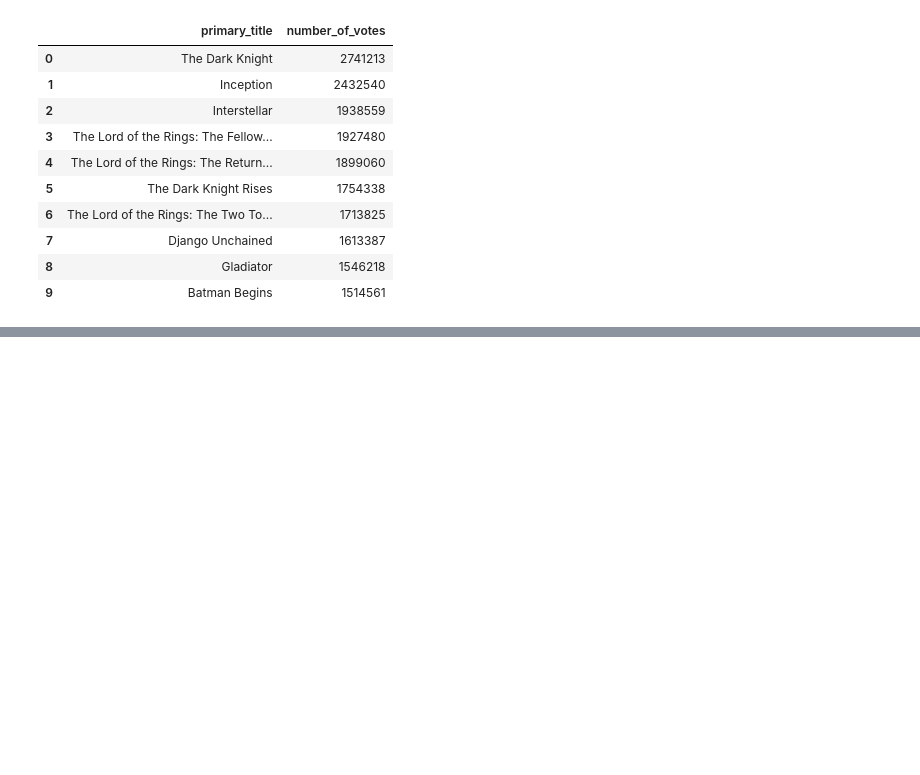
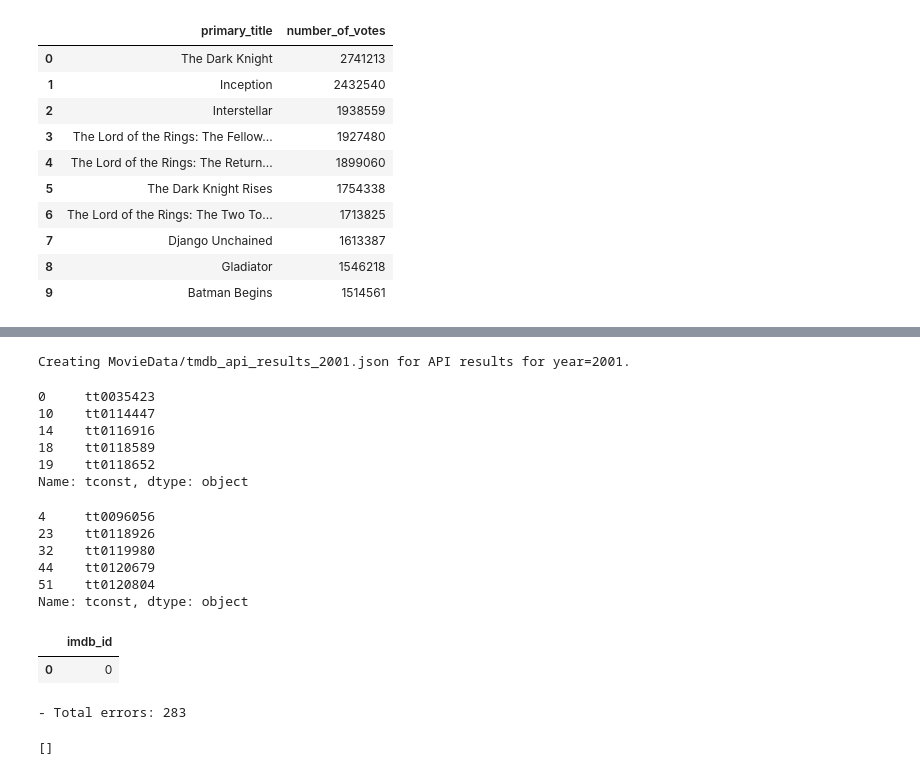
Before and after one commit to parkerholds/ph-movie-data, a Jupyter notebook: Project_2.ipynb, the cells around one changed output, grey strips where cells are left out. Saved outputs shown, nothing was run; the diff lists cells and outputs as text; code cells hidden in the pictures; blank space fills up the shorter version.

```diff
--- a/Project_2.ipynb
+++ b/Project_2.ipynb
@@ -493,0 +508,6 @@ pd.read_sql(q,conn)
+# %%
+import json
+with open('/Users/Admin/.secret/tmdb_api.json', 'r') as f:
+    login = json.load(f)
+## Display the keys of the loaded dict
+login.keys()
@@ -493,0 +568,54 @@ pd.read_sql(q,conn)
+# %%
+# Define the JSON file to store results for the year
+JSON_FILE = f'{FOLDER}tmdb_api_results_{YEAR}.json'
+
+
+# Check if the JSON file exists
+file_exists = os.path.isfile(JSON_FILE)
+
+# If it does not exist: create it
+if file_exists == False:
+    print(f"Creating {JSON_FILE} for API results for year={YEAR}.")
+
+    # save an empty dict with just "imdb_id" to the new json file.
+    with open(JSON_FILE,'w') as f:
+        json.dump([{'imdb_id':0}],f)
+
+# If it exists, print a message
+else:
+    print(f'The file {JSON_FILE} already exists.')
+# %% [output]
+Creating MovieData/tmdb_api_results_2001.json for API results for year=2001.
+# %%
+# Filtering for movies from selected startYear
+df = basics.loc[ basics['startYear']==2001].copy()
+# saving movie ids to list
+movie_ids = df['tconst']
+movie_ids.head()
+# %% [output]
+0     tt0035423
+10    tt0114447
+14    tt0116916
+18    tt0118589
+19    tt0118652
+Name: tconst, dtype: object
+# %%
+# Filtering for movies from selected startYear
+df = basics.loc[ basics['startYear']==2002].copy()
+# saving movie ids to list
+movie_ids = df['tconst']
+movie_ids.head()
+# %% [output]
+4     tt0096056
+23    tt0118926
+32    tt0119980
+44    tt0120679
+51    tt0120804
+Name: tconst, dtype: object
+# %%
+# Load existing data from json into a dataframe called "previous_df"
+previous_df = pd.read_json(JSON_FILE)
+previous_df
+# %% [output]
+|  | imdb_id |
+| 0 | 0 |
@@ -493,0 +642,4 @@ pd.read_sql(q,conn)
+# %%
+print(f"- Total errors: {len(errors)}")
+# %% [output]
+- Total errors: 283
@@ -493,0 +649,7 @@ pd.read_sql(q,conn)
+# %%
+import glob
+# Use glob to get all filepaths that match the pattern (*=wildcard)
+tmdb_files = sorted(glob.glob("Data/final_tmdb_data*.csv.gz"))
+tmdb_files
+# %% [output]
+[]
```
Also changed, not shown: parts of 17 cells of this notebook, 10 other files.
